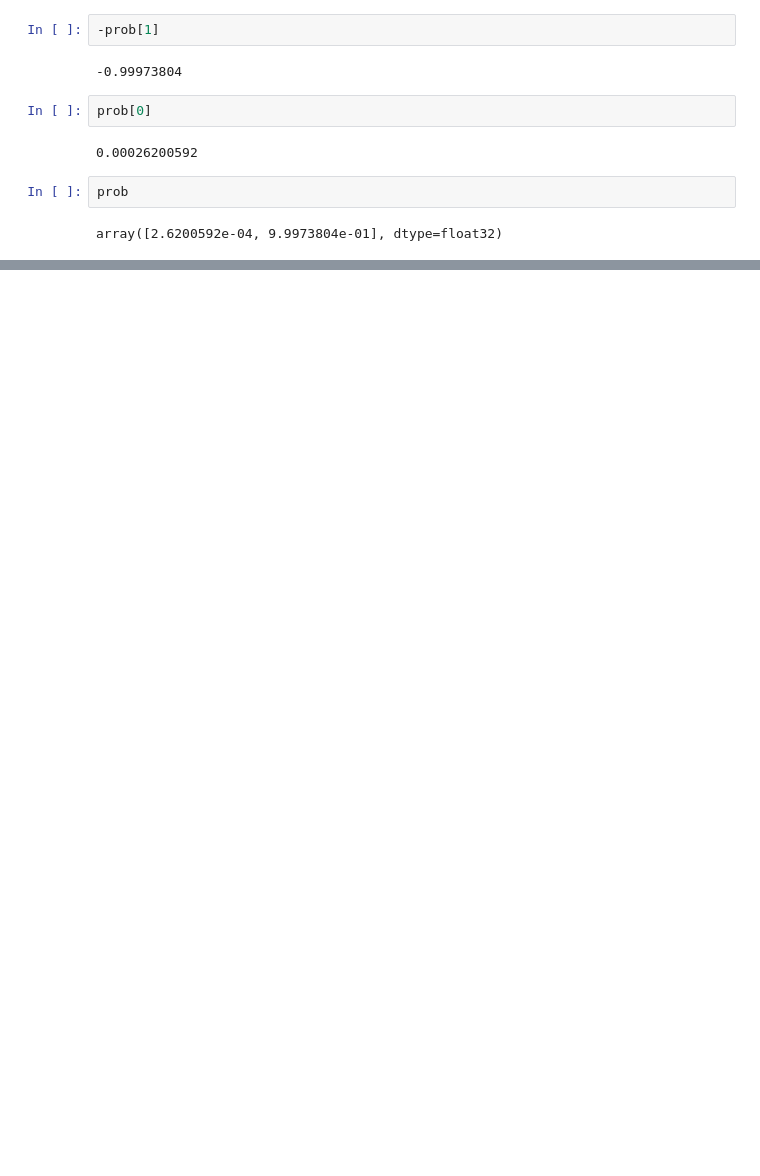
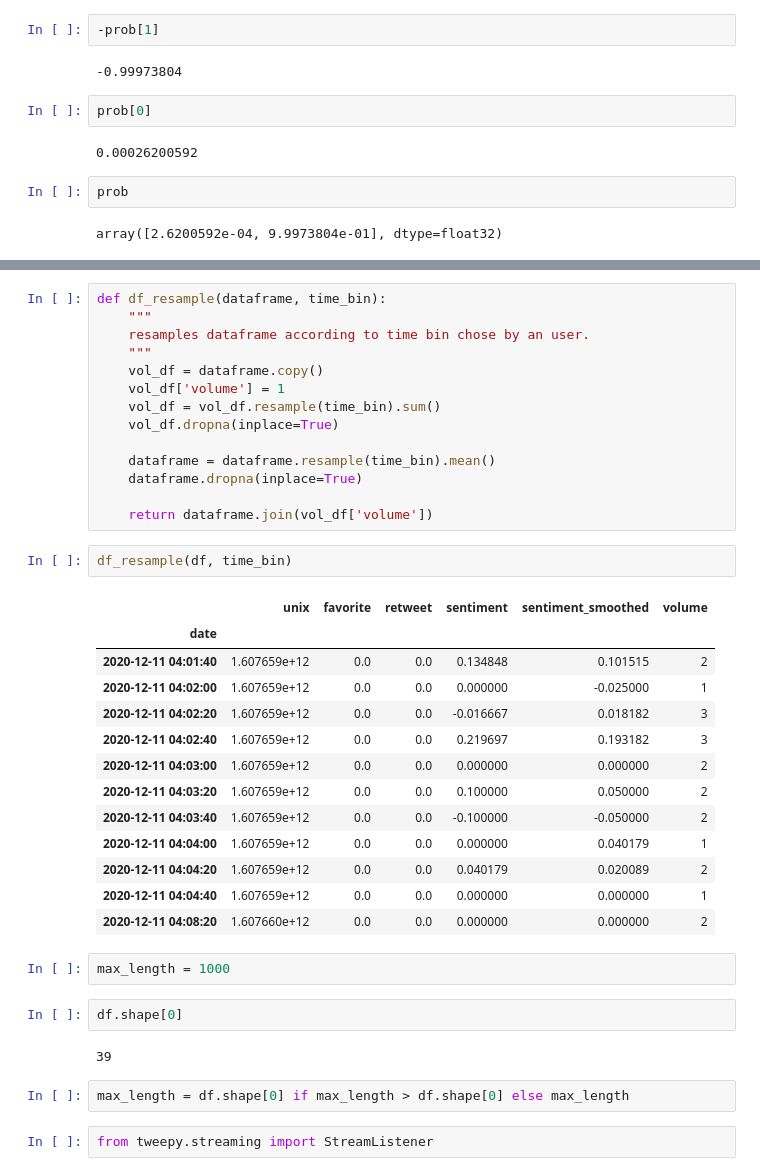
Before and after one commit to singsang2/capstone-twitter-analysis, a Jupyter notebook: sentiment_models.ipynb, the cells around one changed output, grey strips where cells are left out. Drawn from its saved outputs; the diff is of its cells as text; blank space fills up the shorter version.

```diff
--- a/sentiment_models.ipynb
+++ b/sentiment_models.ipynb
@@ -538,0 +641,40 @@ array([2.6200592e-04, 9.9973804e-01], dtype=float32)
+# %%
+def df_resample(dataframe, time_bin):
+    """
+    resamples dataframe according to time bin chose by an user.
+    """
+    vol_df = dataframe.copy()
+    vol_df['volume'] = 1
+    vol_df = vol_df.resample(time_bin).sum()
+    vol_df.dropna(inplace=True)
+
+    dataframe = dataframe.resample(time_bin).mean()
+    dataframe.dropna(inplace=True)
+
+    return dataframe.join(vol_df['volume'])
+# %%
+df_resample(df, time_bin)
+# %% [output]
+|  | unix | favorite | retweet | sentiment | sentiment_smoothed | volume |
+| date |  |  |  |  |  |  |
+| 2020-12-11 04:01:40 | 1.607659e+12 | 0.0 | 0.0 | 0.134848 | 0.101515 | 2 |
+| 2020-12-11 04:02:00 | 1.607659e+12 | 0.0 | 0.0 | 0.000000 | -0.025000 | 1 |
+| 2020-12-11 04:02:20 | 1.607659e+12 | 0.0 | 0.0 | -0.016667 | 0.018182 | 3 |
+| 2020-12-11 04:02:40 | 1.607659e+12 | 0.0 | 0.0 | 0.219697 | 0.193182 | 3 |
+| 2020-12-11 04:03:00 | 1.607659e+12 | 0.0 | 0.0 | 0.000000 | 0.000000 | 2 |
+| 2020-12-11 04:03:20 | 1.607659e+12 | 0.0 | 0.0 | 0.100000 | 0.050000 | 2 |
+| 2020-12-11 04:03:40 | 1.607659e+12 | 0.0 | 0.0 | -0.100000 | -0.050000 | 2 |
+| 2020-12-11 04:04:00 | 1.607659e+12 | 0.0 | 0.0 | 0.000000 | 0.040179 | 1 |
+| 2020-12-11 04:04:20 | 1.607659e+12 | 0.0 | 0.0 | 0.040179 | 0.020089 | 2 |
+| 2020-12-11 04:04:40 | 1.607659e+12 | 0.0 | 0.0 | 0.000000 | 0.000000 | 1 |
+| 2020-12-11 04:08:20 | 1.607660e+12 | 0.0 | 0.0 | 0.000000 | 0.000000 | 2 |
+# %%
+max_length = 1000
+# %%
+df.shape[0]
+# %% [output]
+39
+# %%
+max_length = df.shape[0] if max_length > df.shape[0] else max_length
+# %%
+from tweepy.streaming import StreamListener
```
Also changed, not shown: parts of 22 cells of this notebook, 9 other files.
